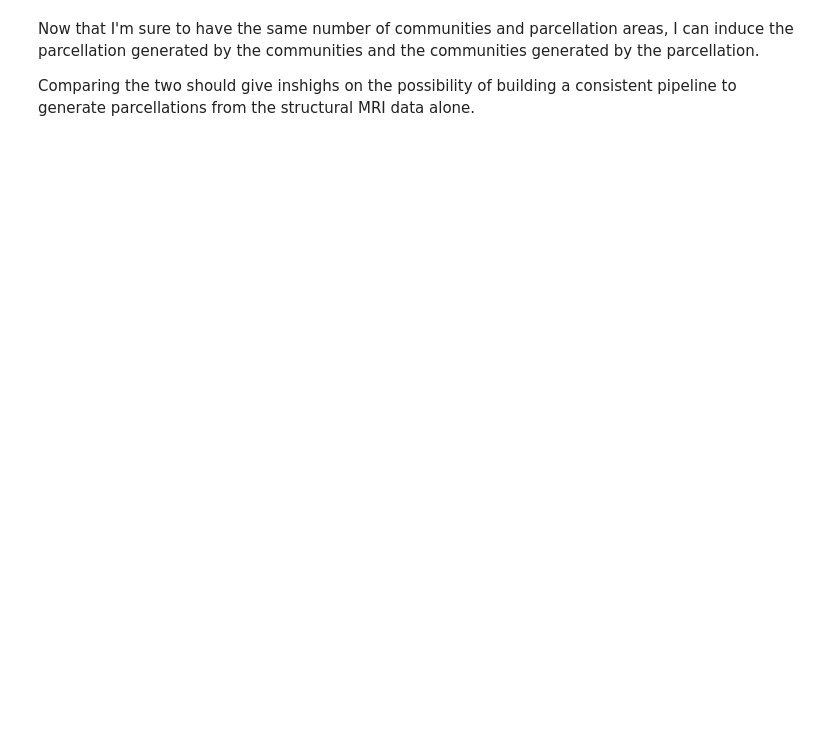
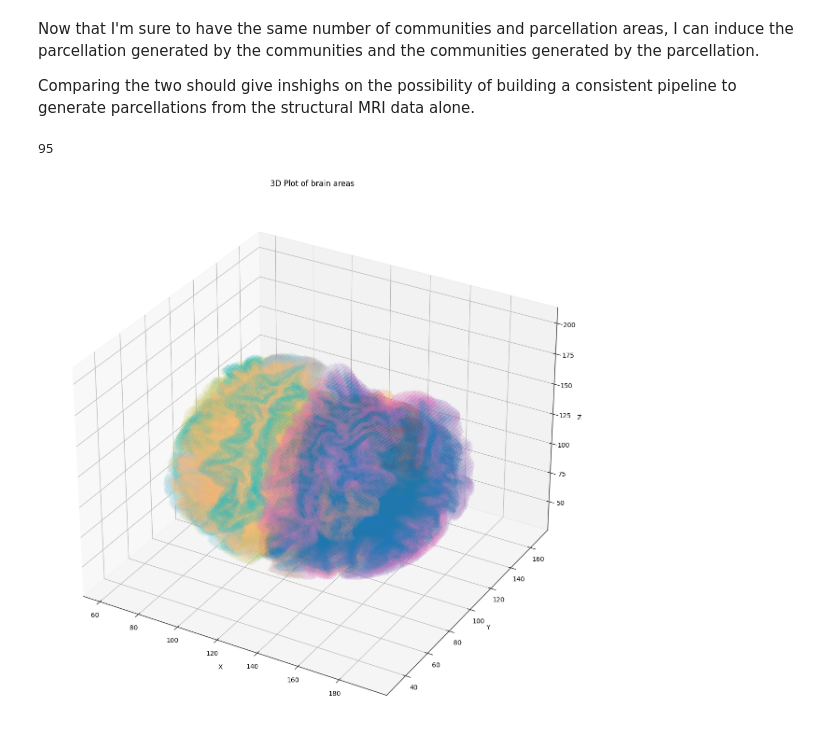
Before and after one commit to DePasquale99/MRI-network, a Jupyter notebook: correlation.ipynb, the cells around one changed output. Cells and saved outputs as stored; diff of their text form; code cells hidden in the pictures; blank space fills up the shorter version.

```diff
--- a/correlation.ipynb
+++ b/correlation.ipynb
@@ -221,0 +349,45 @@ Comparing the two should give inshighs on the possibility of building a consiste
+# %%
+
+def plot_3d_matrix_general(matrix):
+    """
+    Plots points in 3D space for each unique entry in a 3D matrix,
+    assigning a different color to each unique value, except for zero.
+
+    Parameters:
+    - matrix: 3D NumPy array with multiple unique values.
+    """
+    # Identify unique values in the matrix, excluding zero
+    unique_values = np.unique(matrix)
+    unique_values = unique_values[unique_values != 0]  # Exclude zero
+    print(len(unique_values))
+
+    # Set up a colormap
+    colors = plt.cm.get_cmap("tab20", len(unique_values))  # Use a colormap with enough colors
+
+    # Create a 3D plot
+    fig = plt.figure(figsize=(15,15))
+    ax = fig.add_subplot(111, projection='3d')
+
+    # Plot each unique value in the matrix with a different color
+    for i, value in enumerate(unique_values):
+        # Get the coordinates of all entries with the current value
+        voxel_indices = np.argwhere(matrix == value)
+
+        # Separate the coordinates into x, y, and z components
+        x, y, z = voxel_indices[:, 0], voxel_indices[:, 1], voxel_indices[:, 2]
+
+        # Plot the points with the color corresponding to the current value
+        ax.scatter(x, y, z, c=[colors(i)],   alpha =.1, s= 1)#label=f'Value {value}',marker='o',
+
+    # Set labels, title, and legend
+    ax.set_xlabel('X')
+    ax.set_ylabel('Y')
+    ax.set_zlabel('Z')
+    ax.set_title('3D Plot of brain areas')
+    #ax.legend()
+    plt.show()
+
+plot_3d_matrix_general(volume)
+# %% [output]
+95
+[figure, added]
```
Also changed, not shown: parts of 13 cells of this notebook.
